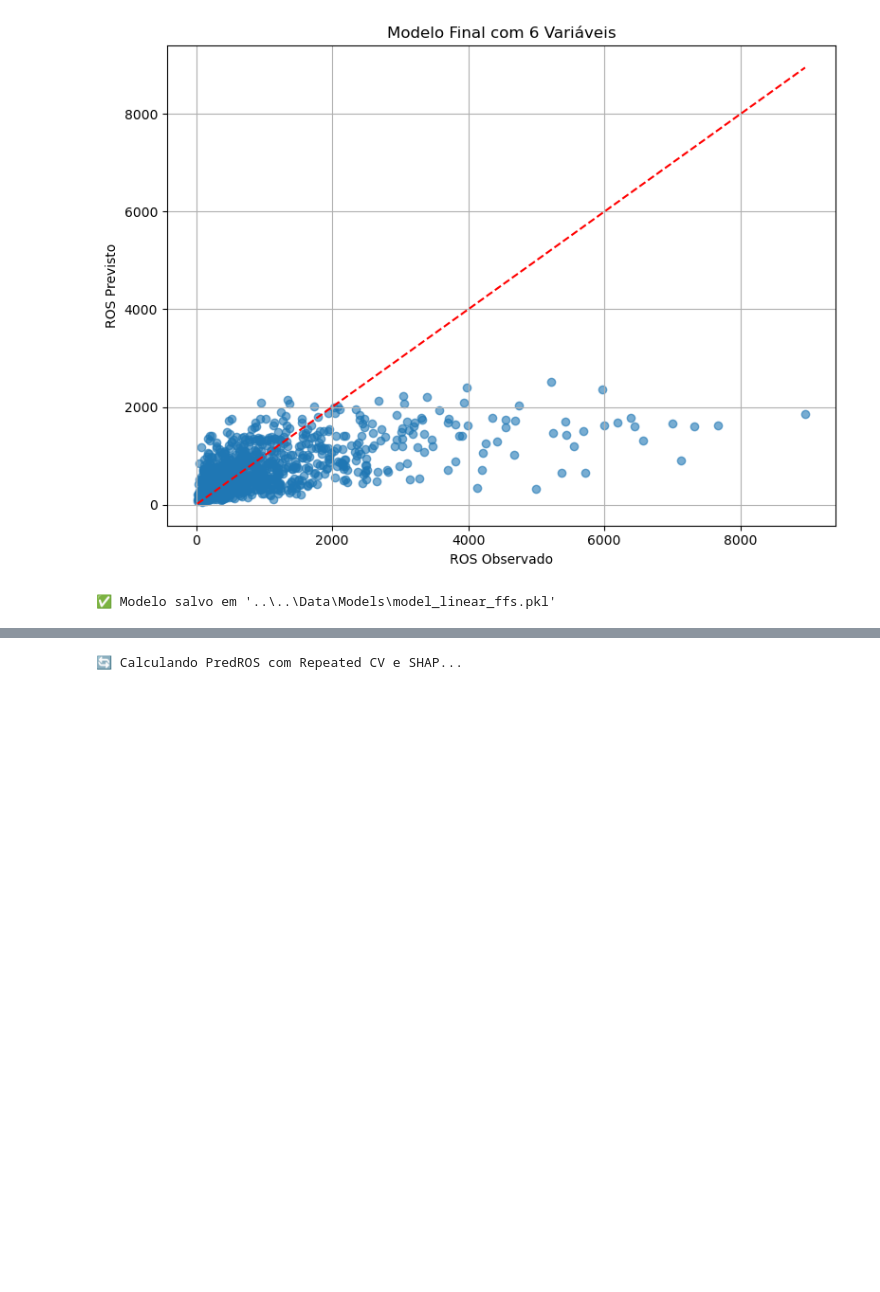
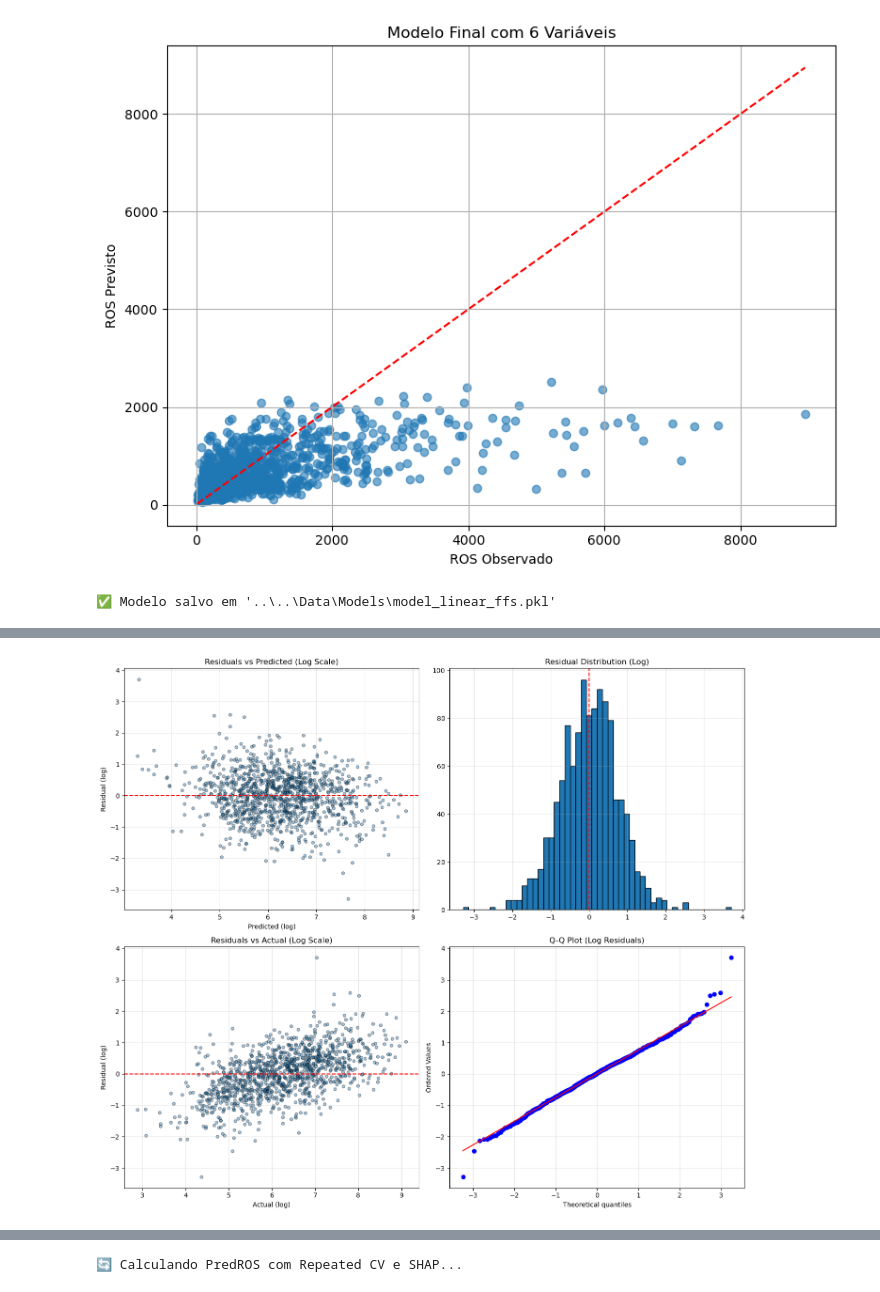
Before and after one commit to rafael-bork/FIRE-HACK-Project, a Jupyter notebook: Notebooks/4Models/Linear_model.ipynb, the cells around one changed output, grey strips where cells are left out. Cells and saved outputs as stored; diff of their text form; code cells hidden in the pictures; blank space fills up the shorter version.

```diff
--- a/Notebooks/4Models/Linear_model.ipynb
+++ b/Notebooks/4Models/Linear_model.ipynb
@@ -485,0 +638,62 @@ MAE (linear scale) = 505.4546
+# %%
+import matplotlib.pyplot as plt
+import numpy as np
+import scipy.stats as stats
+
+# ============================================================
+# 1. Usar médias do Repeated K-Fold
+# ============================================================
+avg_actual = avg_actual_log   # valores reais médios (log)
+avg_pred   = avg_pred_log     # valores previstos médios (log)
+
+# Conversão para escala linear, se quiser usar depois
+avg_actual_linear = inverse_safe_log(avg_actual)
+avg_pred_linear   = inverse_safe_log(avg_pred)
+
+# Resíduos na escala log
+residuals_log = avg_actual - avg_pred
+
+# ============================================================
+# 2. Plots de diagnóstico dos resíduos
+# ============================================================
+fig, ax = plt.subplots(2, 2, figsize=(14, 12))
+
+# -------------------------
+# Residuals vs Predicted
+# -------------------------
+ax[0,0].scatter(avg_pred, residuals_log, alpha=0.4, s=20, edgecolor="k")
+ax[0,0].axhline(0, color="r", linestyle="--")
+ax[0,0].set_title("Residuals vs Predicted (Log Scale)")
+ax[0,0].set_xlabel("Predicted (log)")
+ax[0,0].set_ylabel("Residual (log)")
+ax[0,0].grid(True, alpha=0.3)
+
+# -------------------------
+# Histogram of residuals
+# -------------------------
+ax[0,1].hist(residuals_log, bins=50, edgecolor='k')
+ax[0,1].axvline(0, color="r", linestyle="--")
+ax[0,1].set_title("Residual Distribution (Log)")
+ax[0,1].grid(True, alpha=0.3)
+
+# -------------------------
+# Residuals vs Actual
+# -------------------------
+ax[1,0].scatter(avg_actual, residuals_log, alpha=0.4, s=20, edgecolor="k")
+ax[1,0].axhline(0, color="r", linestyle="--")
+ax[1,0].set_title("Residuals vs Actual (Log Scale)")
+ax[1,0].set_xlabel("Actual (log)")
+ax[1,0].set_ylabel("Residual (log)")
+ax[1,0].grid(True, alpha=0.3)
+
+# -------------------------
+# Q-Q Plot
+# -------------------------
+stats.probplot(residuals_log, dist="norm", plot=ax[1,1])
+ax[1,1].set_title("Q-Q Plot (Log Residuals)")
+ax[1,1].grid(True, alpha=0.3)
+
+plt.tight_layout()
+plt.show()
+# %% [output]
+[figure, added]
```
Also changed, not shown: parts of 11 cells of this notebook, 22 other files.
